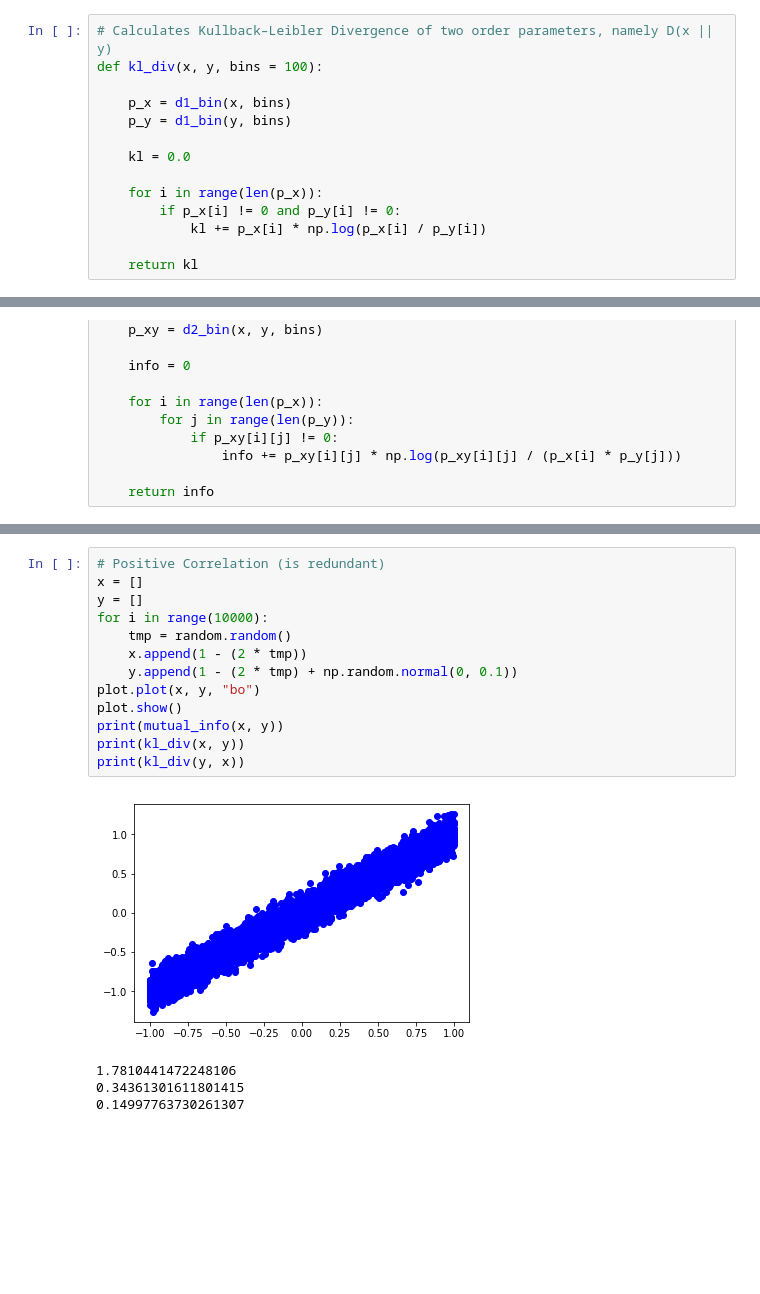
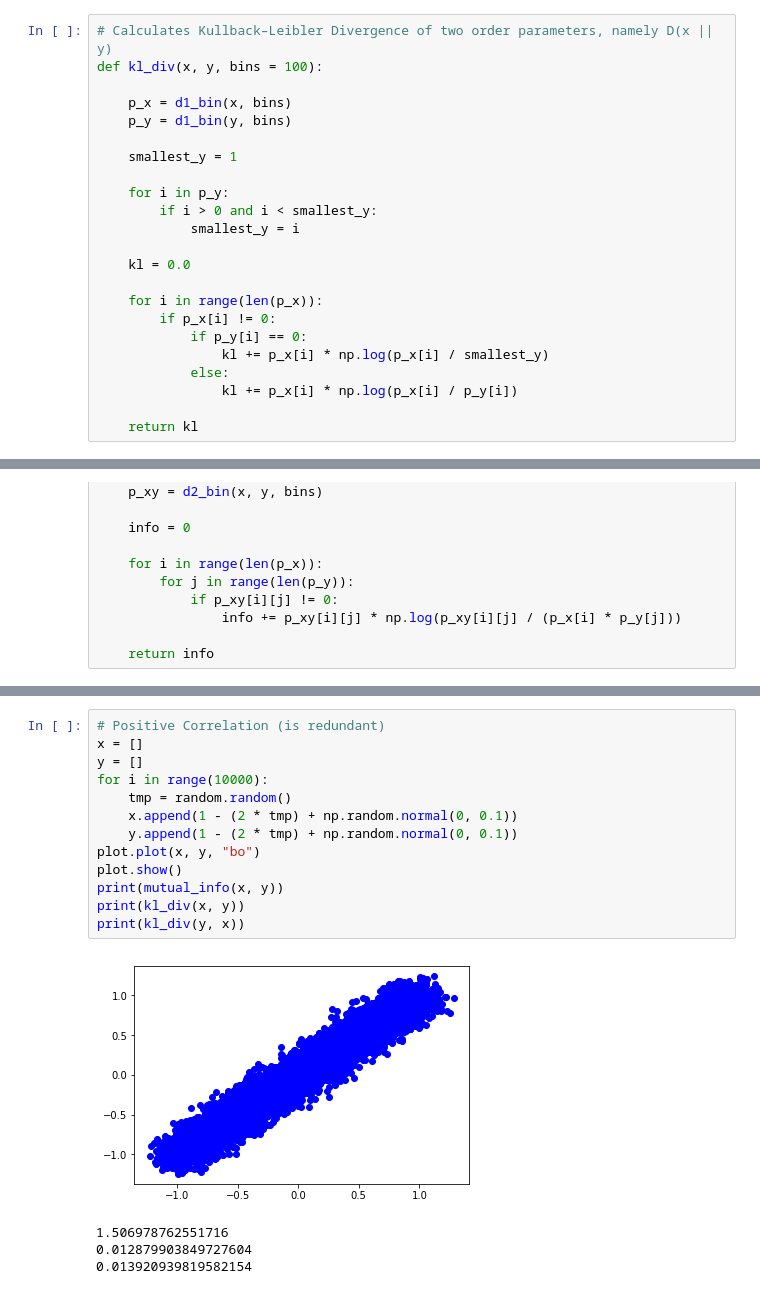
Before and after one commit to tiwarylab/amino, a Jupyter notebook: redundancy.ipynb, the cells around one changed output, grey strips where cells are left out. Drawn from its saved outputs; the diff is of its cells as text; blank space fills up the shorter version.

```diff
--- a/redundancy.ipynb
+++ b/redundancy.ipynb
@@ -57,11 +57,20 @@ def kl_div(x, y, bins = 100):
     p_x = d1_bin(x, bins)
     p_y = d1_bin(y, bins)
 
+    smallest_y = 1
+
+    for i in p_y:
+        if i > 0 and i < smallest_y:
+            smallest_y = i
+
     kl = 0.0
 
     for i in range(len(p_x)):
-        if p_x[i] != 0 and p_y[i] != 0:
-            kl += p_x[i] * np.log(p_x[i] / p_y[i])
+        if p_x[i] != 0:
+            if p_y[i] == 0:
+                kl += p_x[i] * np.log(p_x[i] / smallest_y)
+            else:
+                kl += p_x[i] * np.log(p_x[i] / p_y[i])
 
     return kl
 # %%
@@ -111,21 +120,21 @@ print(mutual_info(x, y))
 # %%
 # Positive Correlation (is redundant)
 x = []
 y = []
 for i in range(10000):
     tmp = random.random()
-    x.append(1 - (2 * tmp))
+    x.append(1 - (2 * tmp) + np.random.normal(0, 0.1))
     y.append(1 - (2 * tmp) + np.random.normal(0, 0.1))
 plot.plot(x, y, "bo")
 plot.show()
 print(mutual_info(x, y))
 print(kl_div(x, y))
 print(kl_div(y, x))
 # %% [output]
-[figure, old version]
+[figure, new version]
-1.7810441472248106
-0.34361301611801415
-0.14997763730261307
+1.506978762551716
+0.012879903849727604
+0.013920939819582154
 # %%
 # Negative Correlation (is redundant)
 x = []
```
Also changed, not shown: parts of 7 cells of this notebook, 13 other files.
